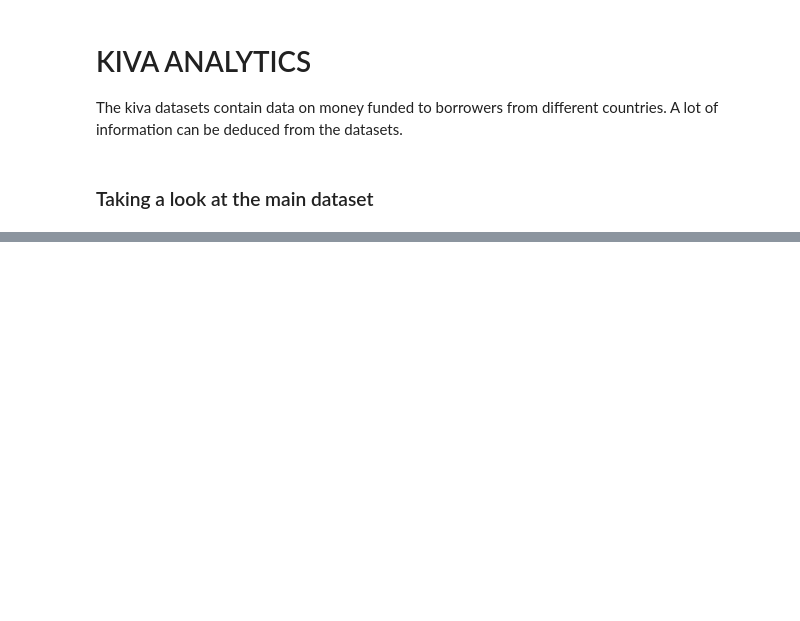
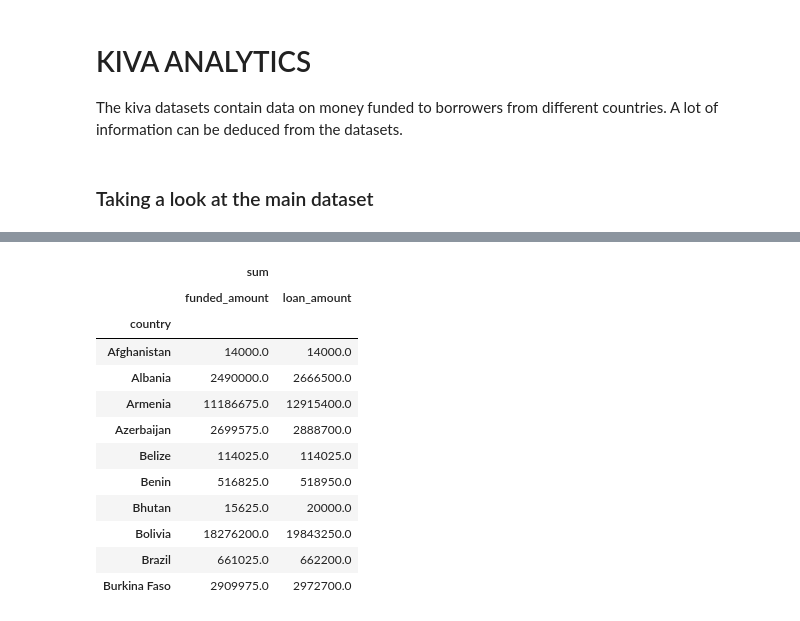
Before and after one commit to Python-4-DS/Python4ds_cohort-1, a Jupyter notebook: notebooks/kiva_analytics.ipynb, the cells around one changed output, grey strips where cells are left out. Cells and saved outputs as stored; diff of their text form; code cells hidden in the pictures; blank space fills up the shorter version.

```diff
--- a/notebooks/kiva_analytics.ipynb
+++ b/notebooks/kiva_analytics.ipynb
@@ -26,0 +70,19 @@ The very first thing before starting on any analytics is to take care of all mis
+# %%
+# Create a per_country pivot table
+loans_per_country = pd.pivot_table(kiva_available_data, index=['country'], values=['funded_amount', 'loan_amount'], aggfunc=[np.sum])
+
+loans_per_country.head(10)
+# %% [output]
+|  | sum |  |
+|  | funded_amount | loan_amount |
+| country |  |  |
+| Afghanistan | 14000.0 | 14000.0 |
+| Albania | 2490000.0 | 2666500.0 |
+| Armenia | 11186675.0 | 12915400.0 |
+| Azerbaijan | 2699575.0 | 2888700.0 |
+| Belize | 114025.0 | 114025.0 |
+| Benin | 516825.0 | 518950.0 |
+| Bhutan | 15625.0 | 20000.0 |
+| Bolivia | 18276200.0 | 19843250.0 |
+| Brazil | 661025.0 | 662200.0 |
+| Burkina Faso | 2909975.0 | 2972700.0 |
```
Also changed, not shown: parts of 23 cells of this notebook, 2 other files.
